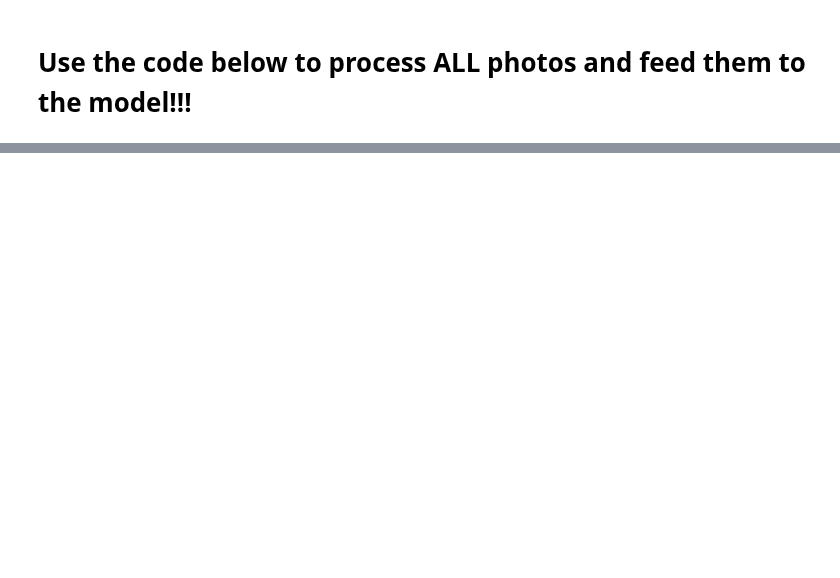
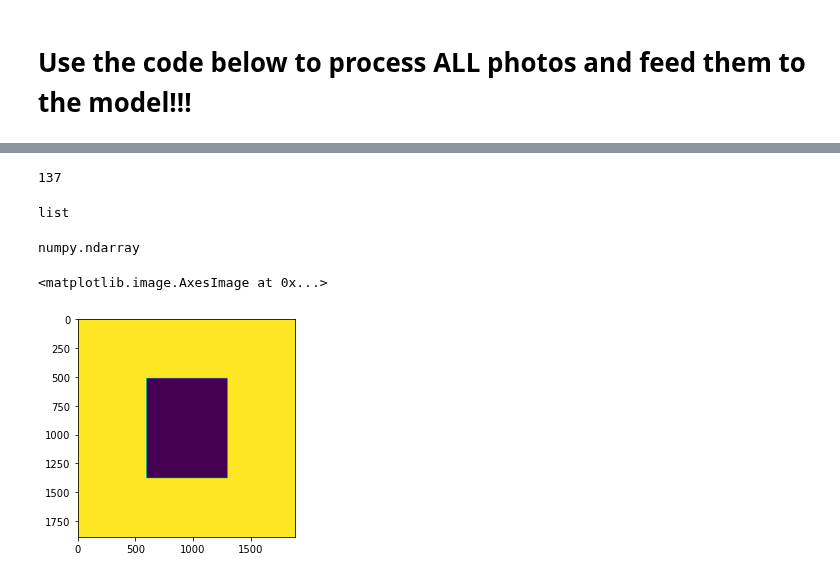
Before and after one commit to rainbowjoy1/MachineLearningClass, a Jupyter notebook: Local Copy of ML Fina_Danielle.ipynb, the cells around one changed output, grey strips where cells are left out. Drawn from its saved outputs; the diff is of its cells as text; code cells hidden in the pictures; blank space fills up the shorter version.

Commit message:
Debugging notebook

```diff
--- a/Local Copy of ML Fina_Danielle.ipynb
+++ b/Local Copy of ML Fina_Danielle.ipynb
@@ -288,0 +299,24 @@ train_data = tf.data.Dataset.from_tensor_slices((X_train, Y_train))
+# %%
+len(X_train)
+# %% [output]
+137
+# %%
+type(X_train)
+# %% [output]
+list
+# %%
+type(X_train[0])
+# %% [output]
+numpy.ndarray
+# %%
+X_train_debug = X_train[0][0,:,:,:]
+Y_train_debug = Y_train[0]*128
+Y_train_debug = Y_train_debug[0,:,:,:]
+debug_merged = np.dstack((X_train_debug, Y_train_debug))
+debug_converted = color.lab2rgb(debug_merged)
+# %%
+
+plt.imshow(Y_train_debug[:,:,0])
+# %% [output]
+<matplotlib.image.AxesImage at 0x...>
+[figure, added]
```
Also changed, not shown: parts of 42 cells of this notebook, 3 other files.
